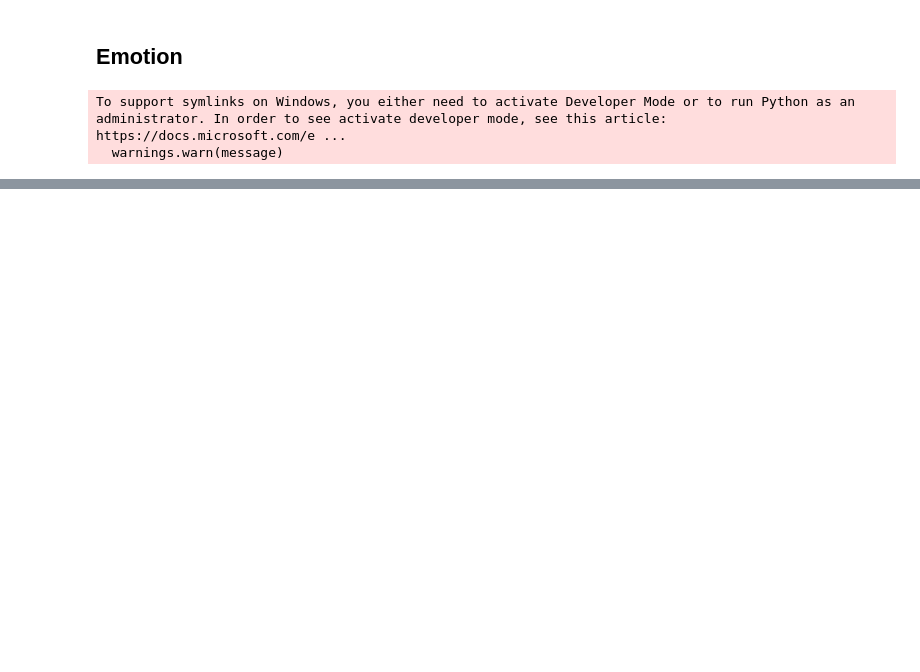
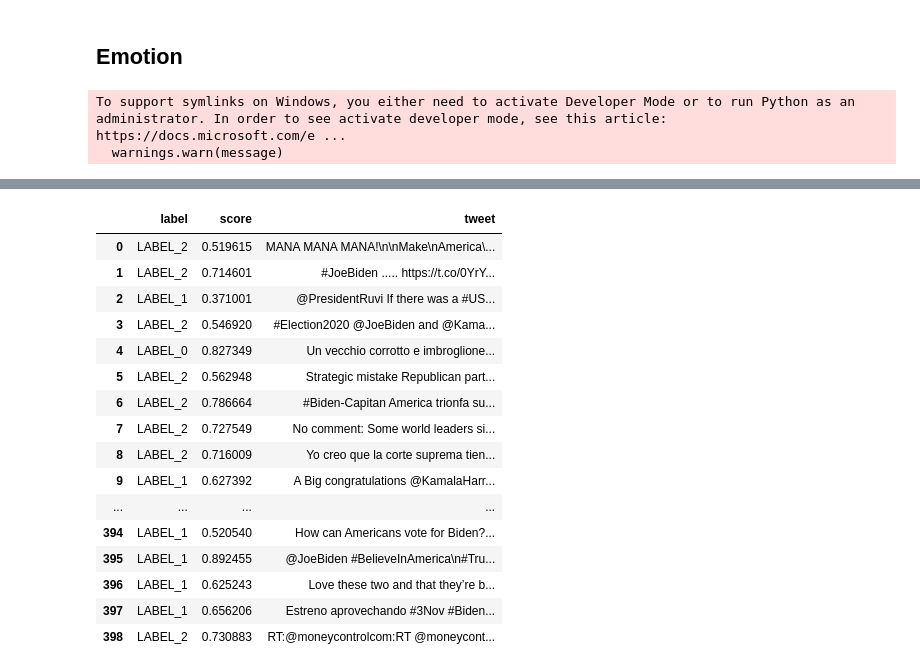
Before and after one commit to Moenupa/tweet-dynamics-us-election-2020, a Jupyter notebook: CSC440_Final_Project.ipynb, the cells around one changed output, grey strips where cells are left out. Saved outputs shown, nothing was run; the diff lists cells and outputs as text; code cells hidden in the pictures; blank space fills up the shorter version.

```diff
--- a/CSC440_Final_Project.ipynb
+++ b/CSC440_Final_Project.ipynb
@@ -277,0 +293,20 @@ collect['biden']
+# %%
+res['biden']
+# %% [output]
+|  | label | score | tweet |
+| 0 | LABEL_2 | 0.519615 | MANA MANA MANA!\n\nMake\nAmerica\... |
+| 1 | LABEL_2 | 0.714601 | #JoeBiden ..... https://t.co/0YrY... |
+| 2 | LABEL_1 | 0.371001 | @PresidentRuvi If there was a #US... |
+| 3 | LABEL_2 | 0.546920 | #Election2020 @JoeBiden and @Kama... |
+| 4 | LABEL_0 | 0.827349 | Un vecchio corrotto e imbroglione... |
+| 5 | LABEL_2 | 0.562948 | Strategic mistake Republican part... |
+| 6 | LABEL_2 | 0.786664 | #Biden-Capitan America trionfa su... |
+| 7 | LABEL_2 | 0.727549 | No comment: Some world leaders si... |
+| 8 | LABEL_2 | 0.716009 | Yo creo que la corte suprema tien... |
+| 9 | LABEL_1 | 0.627392 | A Big congratulations @KamalaHarr... |
+| ... | ... | ... | ... |
+| 394 | LABEL_1 | 0.520540 | How can Americans vote for Biden?... |
+| 395 | LABEL_1 | 0.892455 | @JoeBiden #BelieveInAmerica\n#Tru... |
+| 396 | LABEL_1 | 0.625243 | Love these two and that they’re b... |
+| 397 | LABEL_1 | 0.656206 | Estreno aprovechando #3Nov #Biden... |
+| 398 | LABEL_2 | 0.730883 | RT:@moneycontrolcom:RT @moneycont... |
```
Also changed, not shown: parts of 23 cells of this notebook, 2 other files.
